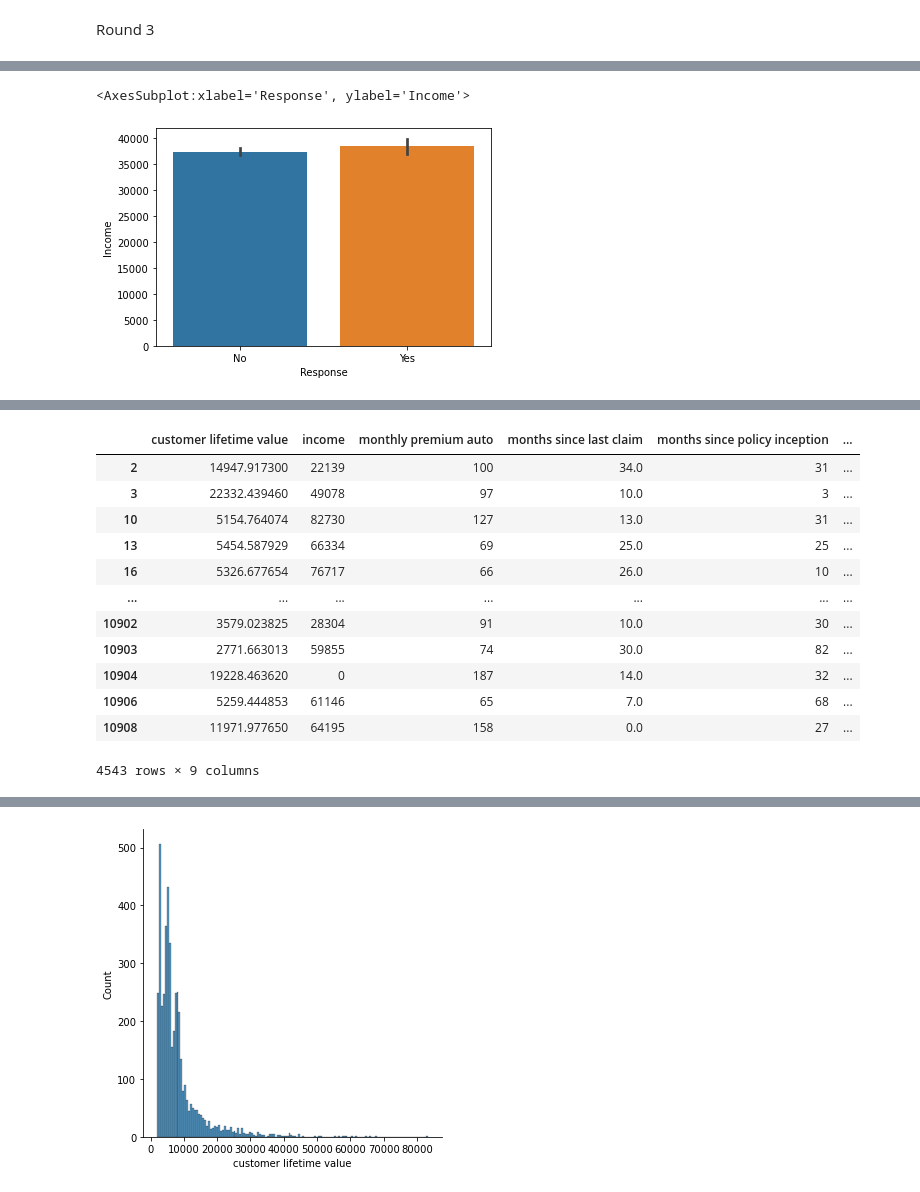
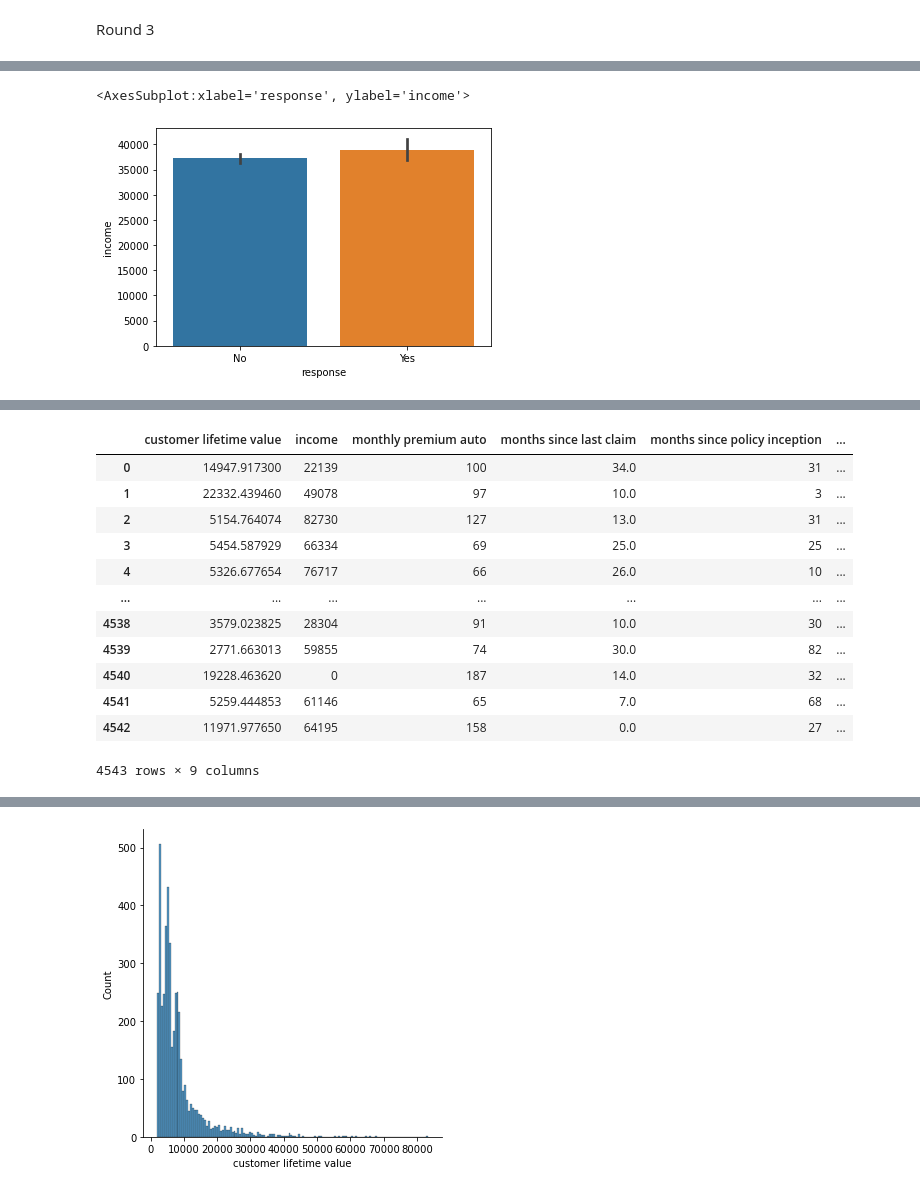
Before and after one commit to Eleni39/lab-customer-analysis-round-2, a Jupyter notebook: files_for_lab/csv_files/Rounds 1,2,3,4,5,6 &7.ipynb, the cells around one changed output, grey strips where cells are left out. Cells and saved outputs as stored; diff of their text form; code cells hidden in the pictures.

```diff
--- a/files_for_lab/csv_files/Rounds 1,2,3,4,5,6 &7.ipynb
+++ b/files_for_lab/csv_files/Rounds 1,2,3,4,5,6 &7.ipynb
@@ -21,5 +20,5 @@ data.shape
 # %%
-data = data.drop(['Unnamed: 0', 'Unnamed: 0.1', 'Unnamed: 0.1.1', 'Unnamed: 0.1.1.1', 'Unnamed: 0.1.1.1.1', 'Unnamed: 0.1.1.1.1.1', 'Unnamed: 0.1.1.1.1.1.1', 'Unnamed: 0.1.1.1.1.1.1.1', 'Unnamed: 0.1.1.1.1.1.1.1.1'], axis = 1)
+data = data.drop(['Unnamed: 0'], axis = 1)
 # %%
 data.shape
 # %% [output]
@@ -122,5 +121,3 @@ data.head()
 5 rows × 26 columns
 # %%
 import pandas as pd
-# %%
-data = data.drop(['Unnamed: 0', 'Unnamed: 0.1', 'Unnamed: 0.1.1', 'Unnamed: 0.1.1.1', 'Unnamed: 0.1.1.1.1', 'Unnamed: 0.1.1.1.1.1', 'Unnamed: 0.1.1.1.1.1.1', 'Unnamed: 0.1.1.1.1.1.1.1', 'Unnamed: 0.1.1.1.1.1.1.1.1'], axis = 1)
@@ -218,8 +201,8 @@ plt.show()
 # %%
-sns.barplot(x=file['Response'],y=file['Income'])
+sns.barplot(x=data['response'],y=data['income'])
 # %% [output]
-<AxesSubplot:xlabel='Response', ylabel='Income'>
+<AxesSubplot:xlabel='response', ylabel='income'>
-[figure, old version]
+[figure, new version]
 # %%
 import matplotlib.pyplot as plt
 import seaborn as sns
@@ -252,17 +235,17 @@ catagorical = data.select_dtypes('object')
 numerical
 # %% [output]
 |  | customer lifetime value | income | monthly premium auto | months since last claim | months since policy inception | ... |
-| 2 | 14947.917300 | 22139 | 100 | 34.0 | 31 | ... |
-| 3 | 22332.439460 | 49078 | 97 | 10.0 | 3 | ... |
-| 10 | 5154.764074 | 82730 | 127 | 13.0 | 31 | ... |
-| 13 | 5454.587929 | 66334 | 69 | 25.0 | 25 | ... |
-| 16 | 5326.677654 | 76717 | 66 | 26.0 | 10 | ... |
+| 0 | 14947.917300 | 22139 | 100 | 34.0 | 31 | ... |
+| 1 | 22332.439460 | 49078 | 97 | 10.0 | 3 | ... |
+| 2 | 5154.764074 | 82730 | 127 | 13.0 | 31 | ... |
+| 3 | 5454.587929 | 66334 | 69 | 25.0 | 25 | ... |
+| 4 | 5326.677654 | 76717 | 66 | 26.0 | 10 | ... |
 | ... | ... | ... | ... | ... | ... | ... |
-| 10902 | 3579.023825 | 28304 | 91 | 10.0 | 30 | ... |
-| 10903 | 2771.663013 | 59855 | 74 | 30.0 | 82 | ... |
-| 10904 | 19228.463620 | 0 | 187 | 14.0 | 32 | ... |
-| 10906 | 5259.444853 | 61146 | 65 | 7.0 | 68 | ... |
-| 10908 | 11971.977650 | 64195 | 158 | 0.0 | 27 | ... |
+| 4538 | 3579.023825 | 28304 | 91 | 10.0 | 30 | ... |
+| 4539 | 2771.663013 | 59855 | 74 | 30.0 | 82 | ... |
+| 4540 | 19228.463620 | 0 | 187 | 14.0 | 32 | ... |
+| 4541 | 5259.444853 | 61146 | 65 | 7.0 | 68 | ... |
+| 4542 | 11971.977650 | 64195 | 158 | 0.0 | 27 | ... |
 4543 rows × 9 columns
 # %%
 catagorical
```
Also changed, not shown: parts of 40 cells of this notebook, 1 other file.
